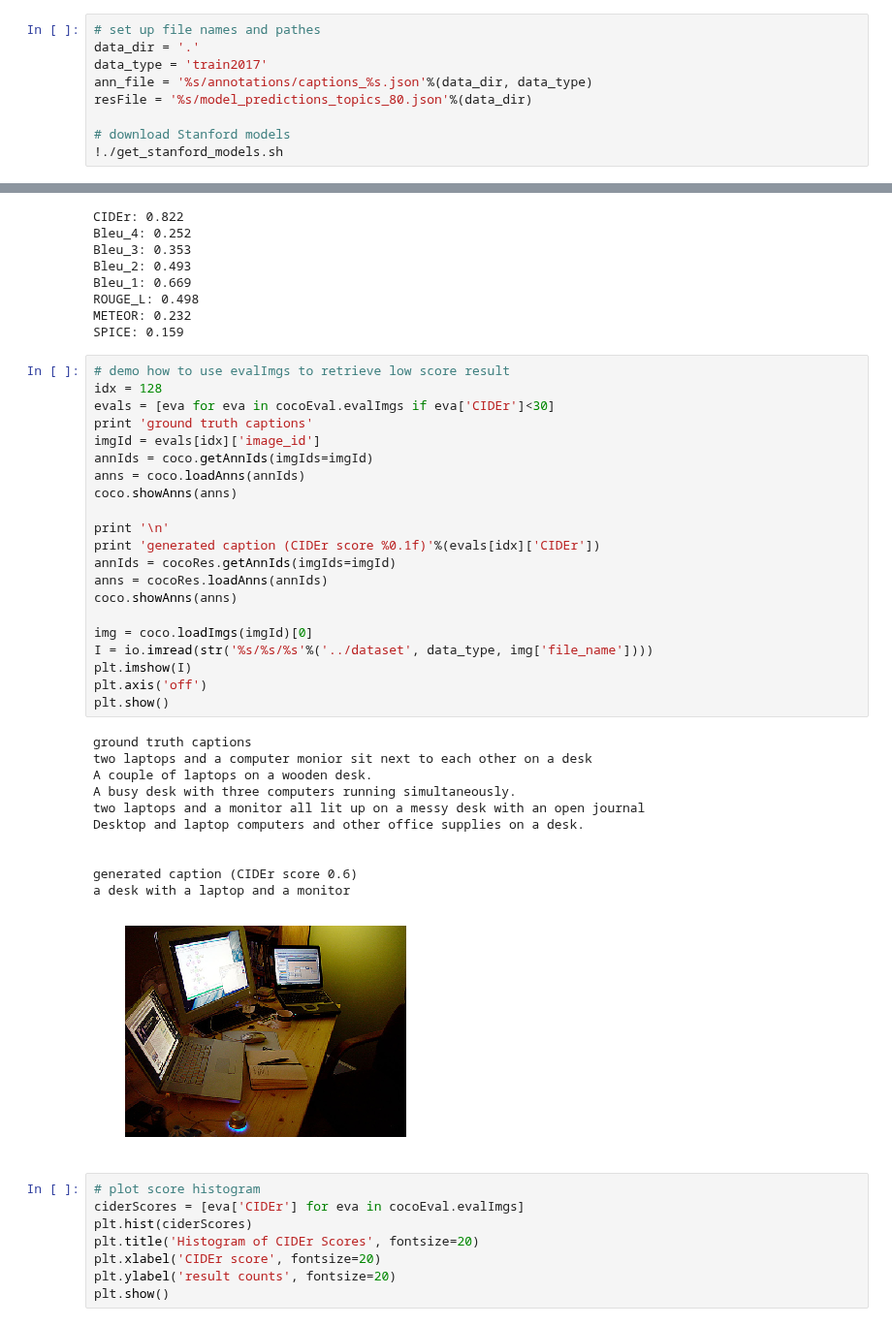
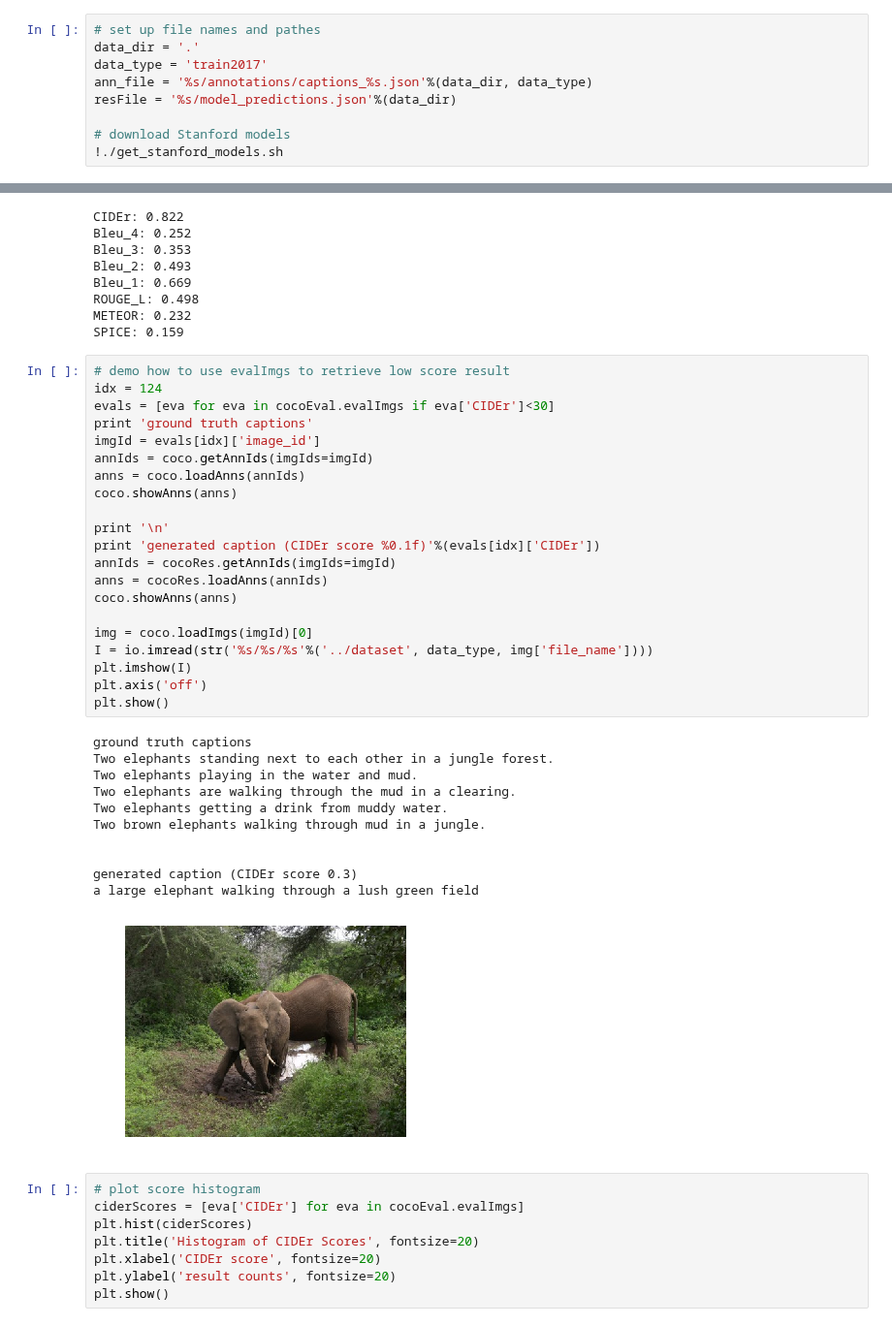
Before and after one commit to shan18/Topic-Based-Image-Captioning, a Jupyter notebook: evaluation/generate_evaluation_scores.ipynb, the cells around one changed output, grey strips where cells are left out. Shown at 97% size. Cells and saved outputs as stored; diff of their text form.

Commit message:
update predictions code

```diff
--- a/evaluation/generate_evaluation_scores.ipynb
+++ b/evaluation/generate_evaluation_scores.ipynb
@@ -16,7 +16,7 @@ encoder.FLOAT_REPR = lambda o: format(o, '.3f')
 data_dir = '.'
 data_type = 'train2017'
 ann_file = '%s/annotations/captions_%s.json'%(data_dir, data_type)
-resFile = '%s/model_predictions_topics_80.json'%(data_dir)
+resFile = '%s/model_predictions.json'%(data_dir)
 
 # download Stanford models
 !./get_stanford_models.sh
@@ -88,37 +88,37 @@ METEOR: 0.232
 SPICE: 0.159
 # %%
 # demo how to use evalImgs to retrieve low score result
-idx = 128
+idx = 124
 evals = [eva for eva in cocoEval.evalImgs if eva['CIDEr']<30]
 print 'ground truth captions'
 imgId = evals[idx]['image_id']
 annIds = coco.getAnnIds(imgIds=imgId)
 anns = coco.loadAnns(annIds)
 coco.showAnns(anns)
 
 print '\n'
 print 'generated caption (CIDEr score %0.1f)'%(evals[idx]['CIDEr'])
 annIds = cocoRes.getAnnIds(imgIds=imgId)
 anns = cocoRes.loadAnns(annIds)
 coco.showAnns(anns)
 
 img = coco.loadImgs(imgId)[0]
 I = io.imread(str('%s/%s/%s'%('../dataset', data_type, img['file_name'])))
 plt.imshow(I)
 plt.axis('off')
 plt.show()
 # %% [output]
 ground truth captions
-two laptops and a computer monior sit next to each other on a desk
-A couple of laptops on a wooden desk.
-A busy desk with three computers running simultaneously.
-two laptops and a monitor all lit up on a messy desk with an open journal
-Desktop and laptop computers and other office supplies on a desk.
+Two elephants standing next to each other in a jungle forest.
+Two elephants playing in the water and mud.
+Two elephants are walking through the mud in a clearing.
+Two elephants getting a drink from muddy water.
+Two brown elephants walking through mud in a jungle.
 
 
-generated caption (CIDEr score 0.6)
-a desk with a laptop and a monitor
+generated caption (CIDEr score 0.3)
+a large elephant walking through a lush green field
-[figure, old version]
+[figure, new version]
 # %%
 # plot score histogram
 ciderScores = [eva['CIDEr'] for eva in cocoEval.evalImgs]
```
Also changed, not shown: parts of 1 cell of this notebook, 8 other files.
